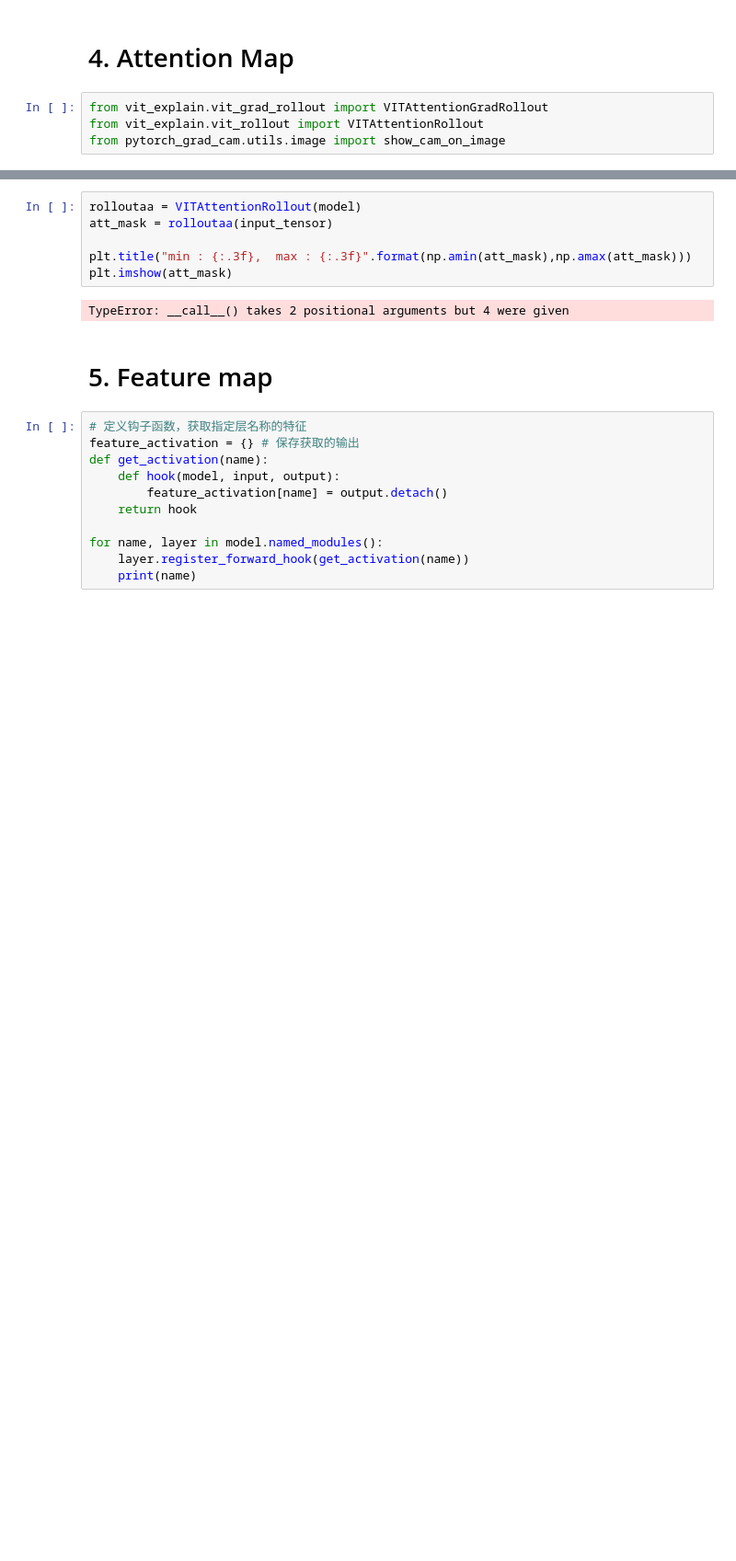
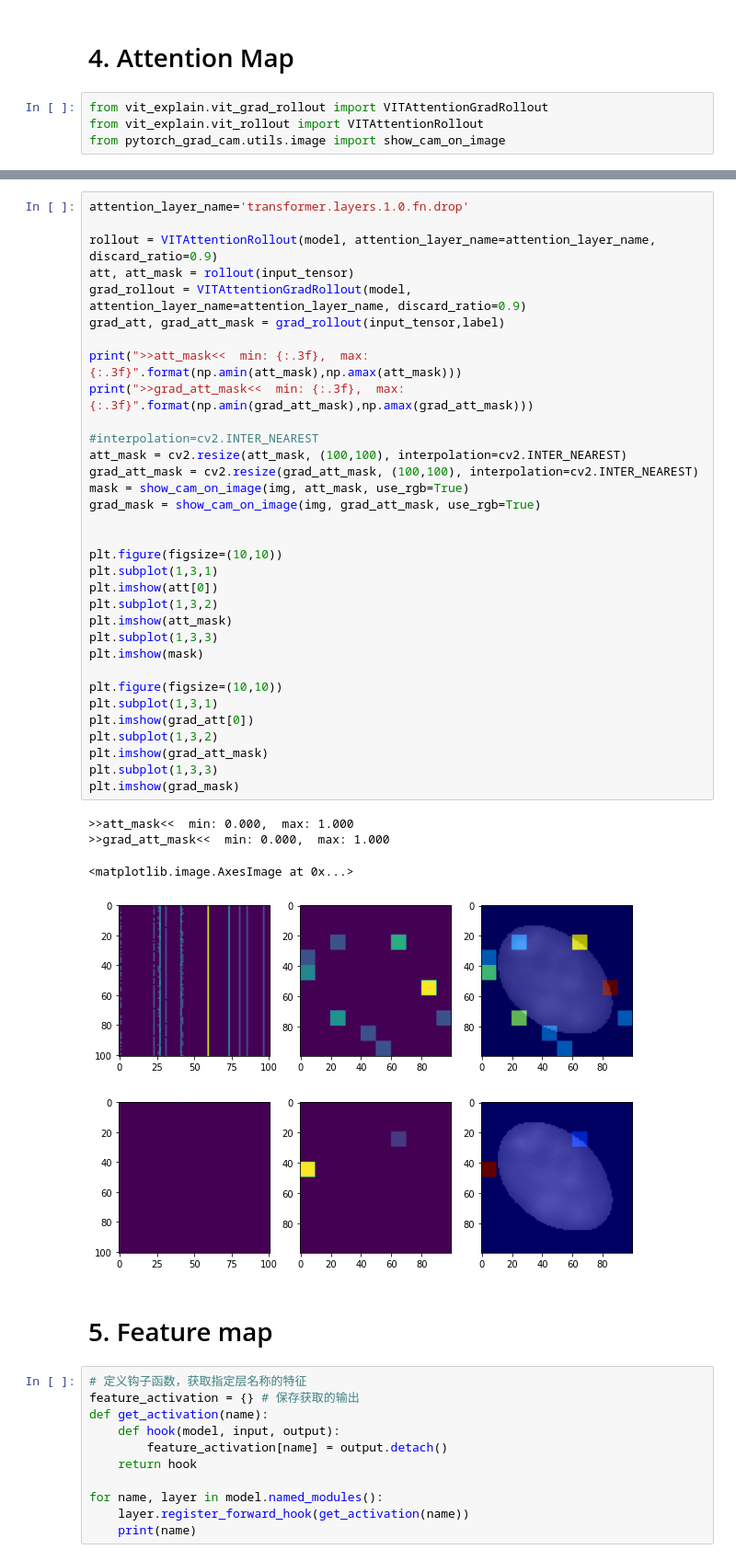
Before and after one commit to DDDog-WANG/NDAcquisition, a Jupyter notebook: Explaination/BasedViT.ipynb, the cells around one changed output, grey strips where cells are left out. Shown at 92% size. Cells and saved outputs as stored; diff of their text form; blank space fills up the shorter version.

```diff
--- a/Explaination/BasedViT.ipynb
+++ b/Explaination/BasedViT.ipynb
@@ -362,11 +293,42 @@ class VITAttentionRollout:
-# %%
-rolloutaa = VITAttentionRollout(model)
-att_mask = rolloutaa(input_tensor)
-
-plt.title("min : {:.3f},  max : {:.3f}".format(np.amin(att_mask),np.amax(att_mask)))
-plt.imshow(att_mask)
-# %% [output]
-TypeError: __call__() takes 2 positional arguments but 4 were given
+# %%
+attention_layer_name='transformer.layers.1.0.fn.drop'
+
+rollout = VITAttentionRollout(model, attention_layer_name=attention_layer_name, discard_ratio=0.9)
+att, att_mask = rollout(input_tensor)
+grad_rollout = VITAttentionGradRollout(model, attention_layer_name=attention_layer_name, discard_ratio=0.9)
+grad_att, grad_att_mask = grad_rollout(input_tensor,label)
+
+print(">>att_mask<<  min: {:.3f},  max: {:.3f}".format(np.amin(att_mask),np.amax(att_mask)))
+print(">>grad_att_mask<<  min: {:.3f},  max: {:.3f}".format(np.amin(grad_att_mask),np.amax(grad_att_mask)))
+
+#interpolation=cv2.INTER_NEAREST
+att_mask = cv2.resize(att_mask, (100,100), interpolation=cv2.INTER_NEAREST)
+grad_att_mask = cv2.resize(grad_att_mask, (100,100), interpolation=cv2.INTER_NEAREST)
+mask = show_cam_on_image(img, att_mask, use_rgb=True)
+grad_mask = show_cam_on_image(img, grad_att_mask, use_rgb=True)
+
+
+plt.figure(figsize=(10,10))
+plt.subplot(1,3,1)
+plt.imshow(att[0])
+plt.subplot(1,3,2)
+plt.imshow(att_mask)
+plt.subplot(1,3,3)
+plt.imshow(mask)
+
+plt.figure(figsize=(10,10))
+plt.subplot(1,3,1)
+plt.imshow(grad_att[0])
+plt.subplot(1,3,2)
+plt.imshow(grad_att_mask)
+plt.subplot(1,3,3)
+plt.imshow(grad_mask)
+# %% [output]
+>>att_mask<<  min: 0.000,  max: 1.000
+>>grad_att_mask<<  min: 0.000,  max: 1.000
+<matplotlib.image.AxesImage at 0x...>
+[figure, added]
+[figure, added]
 # %% [markdown]
 # 5. Feature map
 # %%
```
Also changed, not shown: parts of 11 cells of this notebook, 3 other files.
